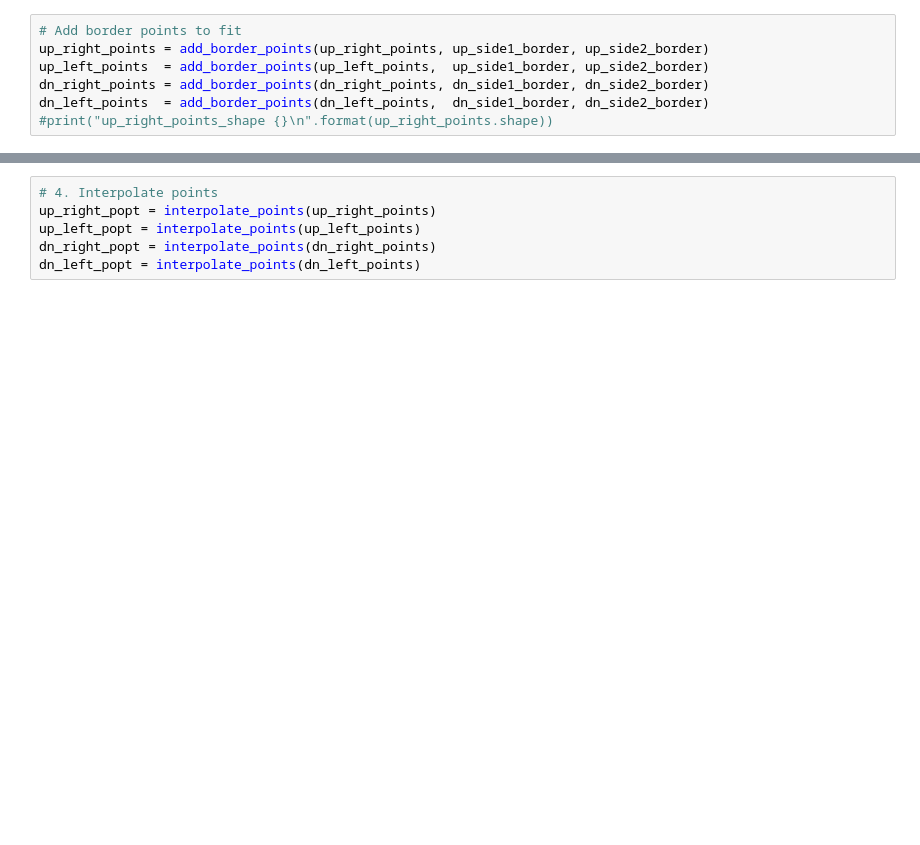
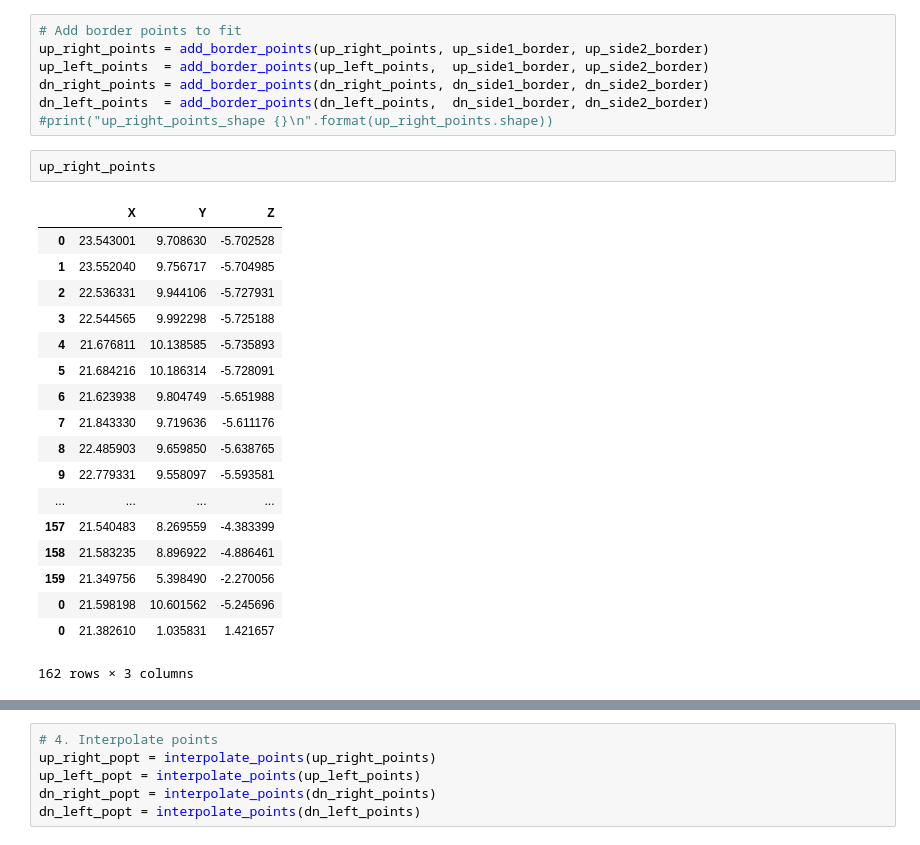
Before and after one commit to PaulineMauryL/PropellerProject, a Jupyter notebook: Projection notebook.ipynb, the cells around one changed output, grey strips where cells are left out. Drawn from its saved outputs; the diff is of its cells as text; blank space fills up the shorter version.

```diff
--- a/Projection notebook.ipynb
+++ b/Projection notebook.ipynb
@@ -85,3 +85,24 @@ up_left_points  = add_border_points(up_left_points,  up_side1_border, up_side2_b
 dn_right_points = add_border_points(dn_right_points, dn_side1_border, dn_side2_border)
 dn_left_points  = add_border_points(dn_left_points,  dn_side1_border, dn_side2_border)
 #print("up_right_points_shape {}\n".format(up_right_points.shape))
+# %%
+up_right_points
+# %% [output]
+|  | X | Y | Z |
+| 0 | 23.543001 | 9.708630 | -5.702528 |
+| 1 | 23.552040 | 9.756717 | -5.704985 |
+| 2 | 22.536331 | 9.944106 | -5.727931 |
+| 3 | 22.544565 | 9.992298 | -5.725188 |
+| 4 | 21.676811 | 10.138585 | -5.735893 |
+| 5 | 21.684216 | 10.186314 | -5.728091 |
+| 6 | 21.623938 | 9.804749 | -5.651988 |
+| 7 | 21.843330 | 9.719636 | -5.611176 |
+| 8 | 22.485903 | 9.659850 | -5.638765 |
+| 9 | 22.779331 | 9.558097 | -5.593581 |
+| ... | ... | ... | ... |
+| 157 | 21.540483 | 8.269559 | -4.383399 |
+| 158 | 21.583235 | 8.896922 | -4.886461 |
+| 159 | 21.349756 | 5.398490 | -2.270056 |
+| 0 | 21.598198 | 10.601562 | -5.245696 |
+| 0 | 21.382610 | 1.035831 | 1.421657 |
+162 rows × 3 columns
```
Also changed, not shown: parts of 10 cells of this notebook, 5 other files.
